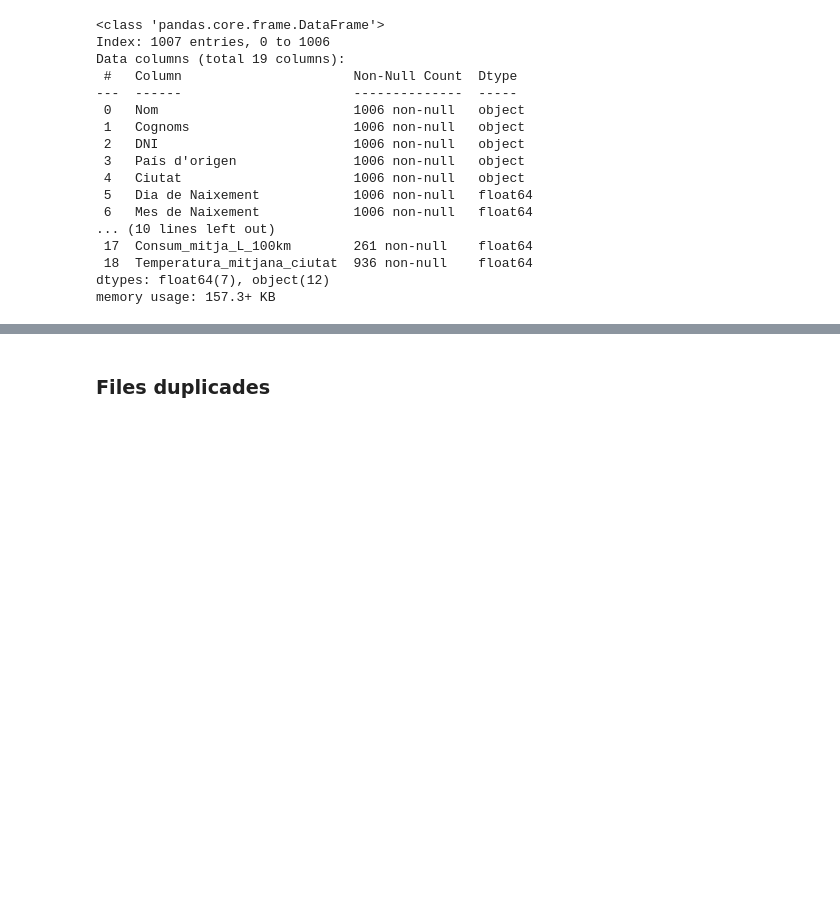
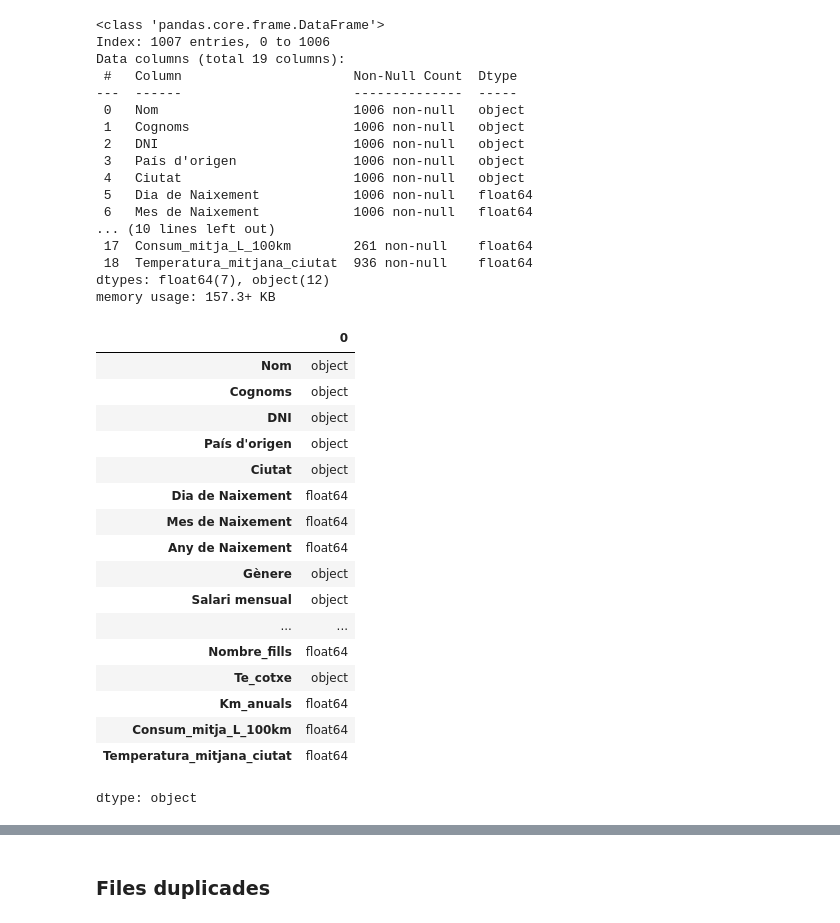
Before and after one commit to roser740/Data-Analytics, a Jupyter notebook: TASQUES S8/TS8_01_roser_carrera.ipynb, the cells around one changed output, grey strips where cells are left out. Cells and saved outputs as stored; diff of their text form; code cells hidden in the pictures; blank space fills up the shorter version.

```diff
--- a/TASQUES S8/TS8_01_roser_carrera.ipynb
+++ b/TASQUES S8/TS8_01_roser_carrera.ipynb
@@ -107,3 +109,24 @@ Data columns (total 19 columns):
  18  Temperatura_mitjana_ciutat  936 non-null    float64
 dtypes: float64(7), object(12)
 memory usage: 157.3+ KB
+# %%
+df.dtypes
+# %% [output]
+|  | 0 |
+| Nom | object |
+| Cognoms | object |
+| DNI | object |
+| País d'origen | object |
+| Ciutat | object |
+| Dia de Naixement | float64 |
+| Mes de Naixement | float64 |
+| Any de Naixement | float64 |
+| Gènere | object |
+| Salari mensual | object |
+| ... | ... |
+| Nombre_fills | float64 |
+| Te_cotxe | object |
+| Km_anuals | float64 |
+| Consum_mitja_L_100km | float64 |
+| Temperatura_mitjana_ciutat | float64 |
+dtype: object
```
Also changed, not shown: parts of 6 cells of this notebook.
